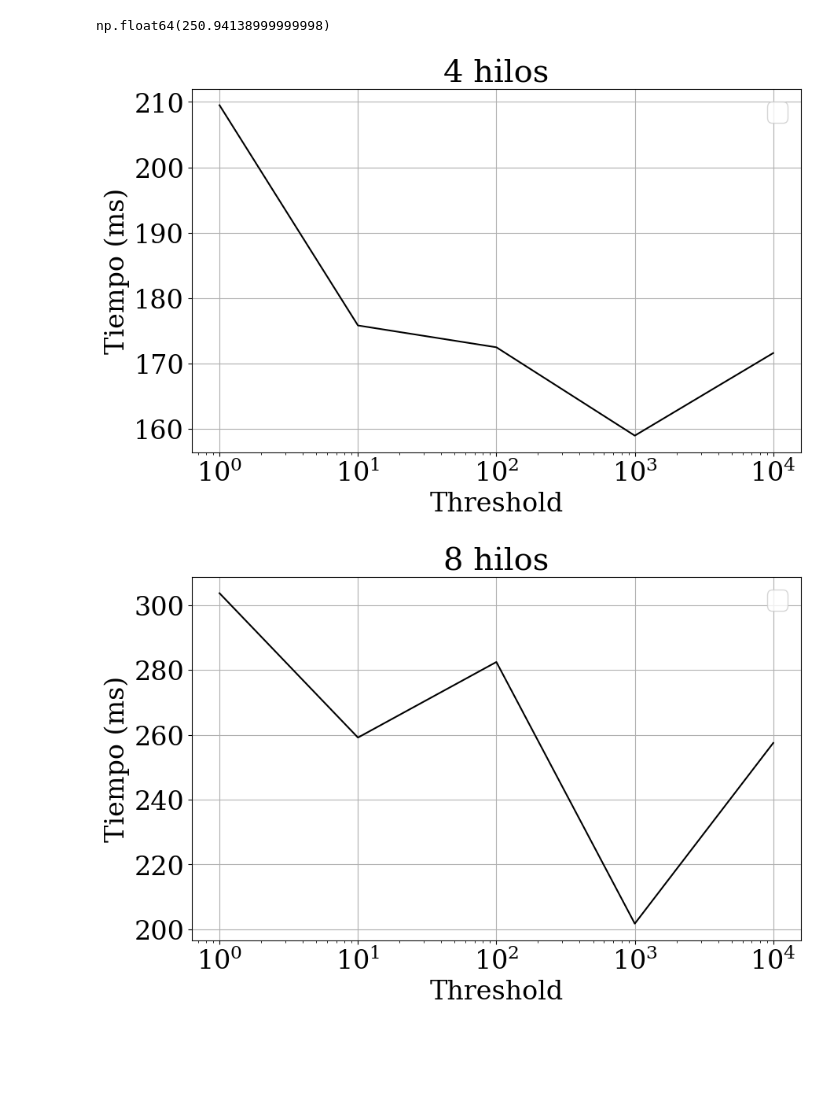
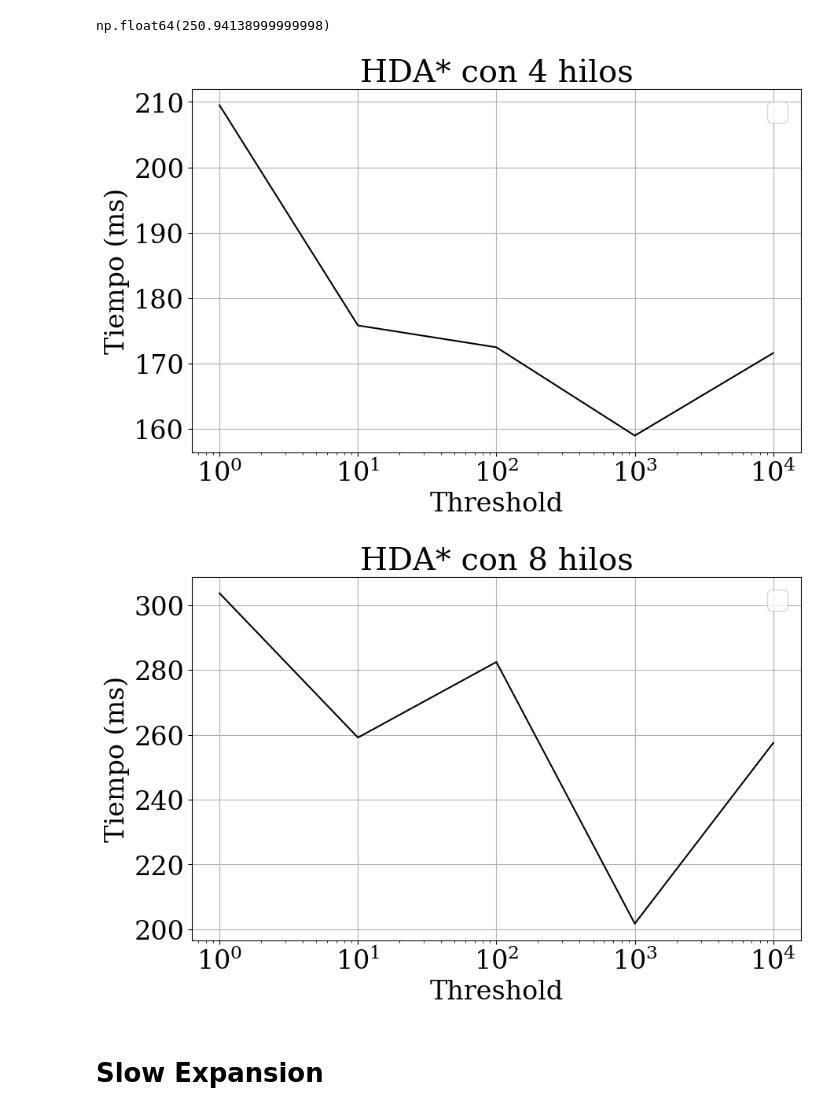
Before and after one commit to rodgar-ma/parallel-a-star, a Jupyter notebook: src/Astar/plots.ipynb, the cells around one changed output. Saved outputs shown, nothing was run; the diff lists cells and outputs as text; code cells hidden in the pictures; blank space fills up the shorter version.

```diff
--- a/src/Astar/plots.ipynb
+++ b/src/Astar/plots.ipynb
@@ -503,24 +503,24 @@ np.float64(250.94138999999998)
 # %%
 # Crear la figura y el eje
 plt.figure(figsize=(10, 6))
 
 # Dibujar cada array
 plt.plot(x, hda_threshold_4, color='black')
 
 # Configuraciones opcionales
 plt.xlabel('Threshold')
 plt.ylabel('Tiempo (ms)')
-plt.title('4 hilos')
+plt.title('HDA* con 4 hilos')
 plt.legend()
 plt.grid(True)
 plt.xscale('log')
 
 plt.savefig('plots/threshold_4.svg', format='svg')
 
 # Mostrar la gráfica
 plt.show()
 # %% [output]
-[figure, old version]
+[figure, new version]
 # %%
 # Crear la figura y el eje
 plt.figure(figsize=(10, 6))
@@ -531,7 +531,7 @@ plt.plot(x, hda_threshold_8, color='black')
 # Configuraciones opcionales
 plt.xlabel('Threshold')
 plt.ylabel('Tiempo (ms)')
-plt.title('8 hilos')
+plt.title('HDA* con 8 hilos')
 plt.legend()
 plt.grid(True)
 plt.xscale('log')
@@ -541,4 +541,6 @@ plt.savefig('plots/threshold_8.svg', format='svg')
 # Mostrar la gráfica
 plt.show()
 # %% [output]
-[figure, old version]
+[figure, new version]
+# %% [markdown]
+# Slow Expansion
```
Also changed, not shown: parts of 2 cells of this notebook, 31 other files.
